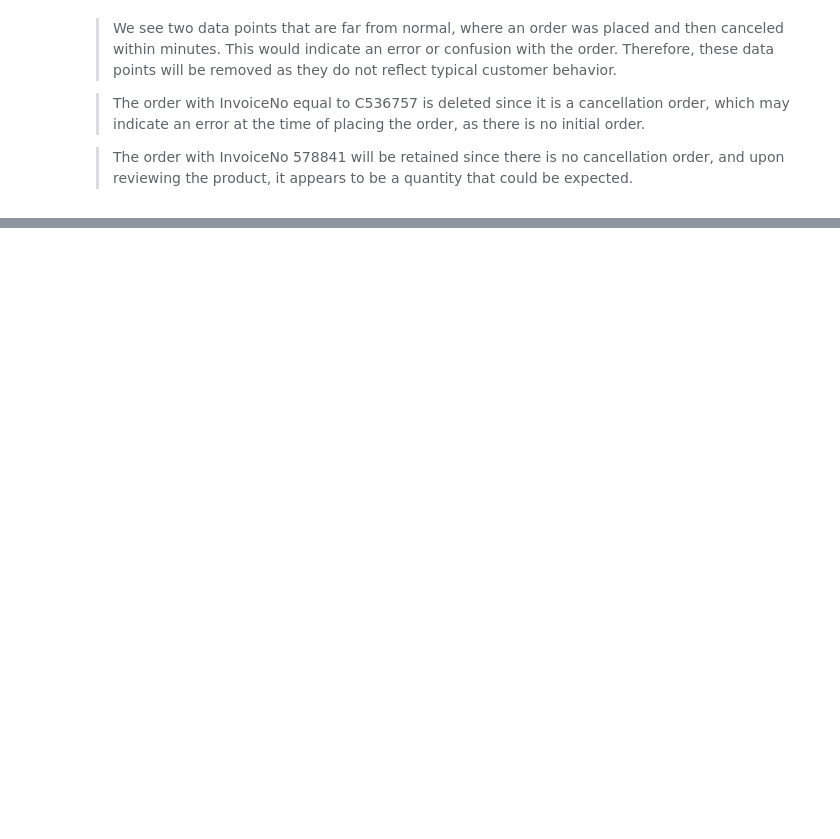
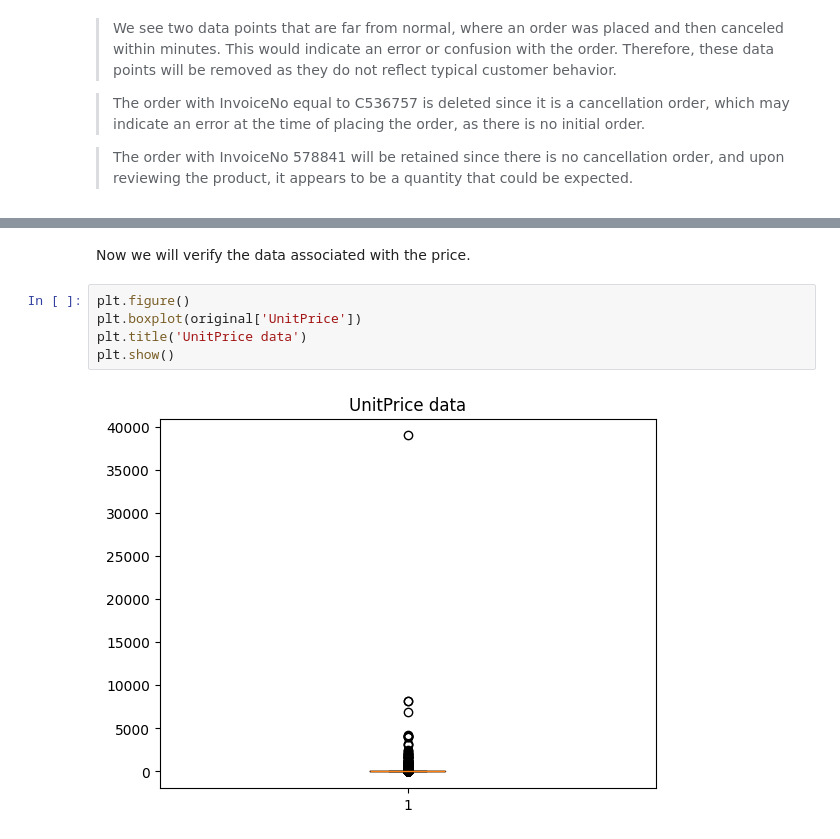
Before and after one commit to carlosmunoz97/citec_technical_test, a Jupyter notebook: online_retail.ipynb, the cells around one changed output, grey strips where cells are left out. Drawn from its saved outputs; the diff is of its cells as text; blank space fills up the shorter version.

```diff
--- a/online_retail.ipynb
+++ b/online_retail.ipynb
@@ -455,0 +415,10 @@ original.describe()
+# %% [markdown]
+
+Now we will verify the data associated with the price.
+# %%
+plt.figure()
+plt.boxplot(original['UnitPrice'])
+plt.title('UnitPrice data')
+plt.show()
+# %% [output]
+[figure, added]
```
Also changed, not shown: parts of 51 cells of this notebook, 1 other file.
